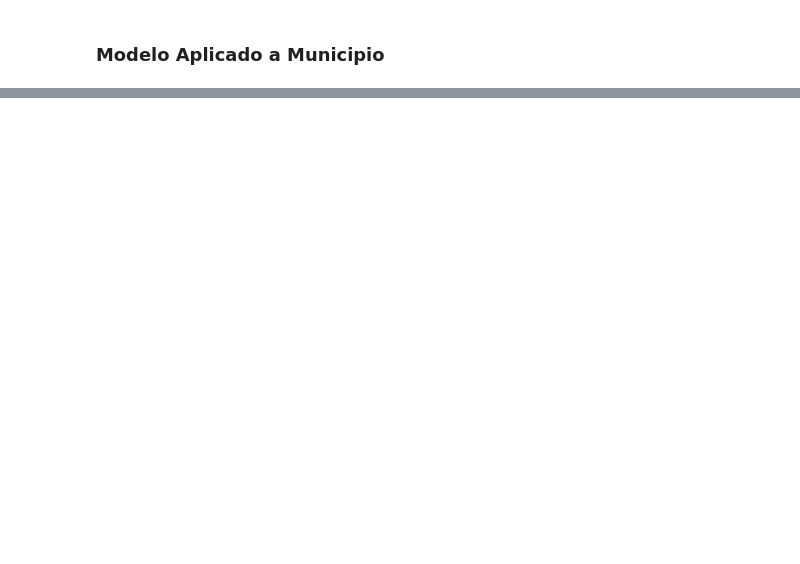
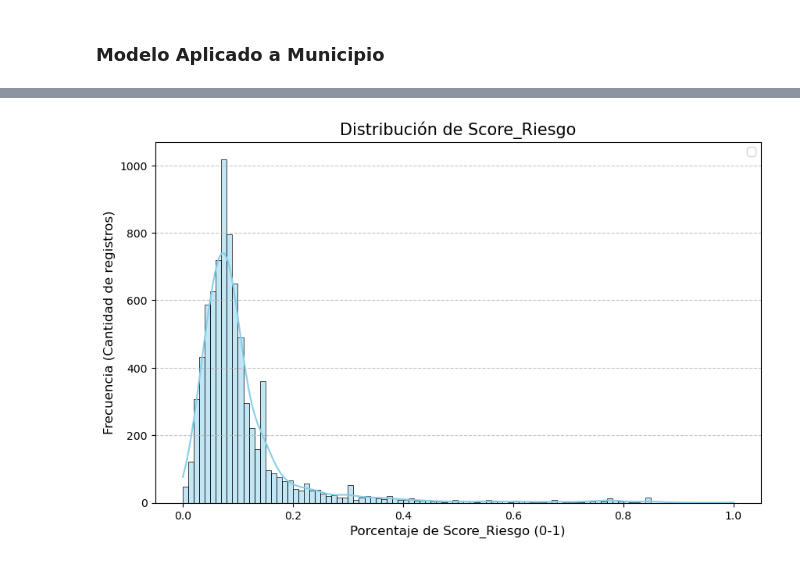
Before and after one commit to joseluisvaldezseda/Authorization-Rate-Estimation, a Jupyter notebook: Modelo Tasa de Autorizacion.ipynb, the cells around one changed output, grey strips where cells are left out. Saved outputs shown, nothing was run; the diff lists cells and outputs as text; code cells hidden in the pictures; blank space fills up the shorter version.

```diff
--- a/Modelo Tasa de Autorizacion.ipynb
+++ b/Modelo Tasa de Autorizacion.ipynb
@@ -519,0 +2110,100 @@ Resultados guardados en: ./Predicciones/tasa-de-autorizacion-por-municipio.csv
+# %%
+import pandas as pd
+import matplotlib.pyplot as plt
+import seaborn as sns
+
+from sklearn.preprocessing import MinMaxScaler
+
+df = pd.read_excel("buró_imor60y90_xColonia.xlsx")
+
+
+# 2. (Opcional pero recomendado) Escalar de 0 a 1 para que todos pesen igual matemáticamente antes de aplicar tu criterio
+scaler = MinMaxScaler()
+cols_to_scale = ['%Buró Externo EB', 'IMOR EB 60 días', 'IMOR EB 90 días']
+df_scaled = scaler.fit_transform(df[cols_to_scale])
+
+# 3. Calcular el Score Ponderado
+# Ajusta los pesos (0.3, 0.3, 0.4) según tu criterio de negocio
+df['Score_Riesgo'] = (df_scaled[:, 0] * 0.30) + \
+                               (df_scaled[:, 1] * 0.30) + \
+                               (df_scaled[:, 2] * 0.40)
+
+
+# 2. Crear el Histograma
+plt.figure(figsize=(10, 6))
+
+# Ajusté los bins a 50. Como ahora el rango es fijo de 0 a 100,
+# 1000 bins serían demasiados (barras muy finas). 50 o 100 es ideal.
+sns.histplot(df['Score_Riesgo'], bins=100, kde=True, color='skyblue', edgecolor='black')
+
+plt.title('Distribución de Score_Riesgo', fontsize=15)
+plt.xlabel('Porcentaje de Score_Riesgo (0-1)', fontsize=12)
+plt.ylabel('Frecuencia (Cantidad de registros)', fontsize=12)
+
+# Añadir una línea roja para marcar el tope
+plt.legend()
+plt.grid(axis='y', linestyle='--', alpha=0.7)
+
+plt.show()
+
+# 1. Limpieza y Tope al 100%
+
+df['Score_Riesgo'] = pd.to_numeric(df['Score_Riesgo'], errors='coerce')
+
+
+# ---------------------------------------------------------
+# 2. DEFINICIÓN DE LAS 3 CATEGORÍAS (PERSONALIZABLE)
+# ---------------------------------------------------------
+
+mis_etiquetas = ['BAJA', 'ALTA']
+
+# Colores para el gráfico (Rojo, Amarillo, Verde)
+mis_colores = {'BAJA': '#e74c3c', 'MEDIA': '#f1c40f', 'ALTA': '#2ecc71'}
+
+# Crear la columna de categorías
+
+df['clasificacion'] = pd.qcut(df['Score_Riesgo'], q=2, labels=['ALTA', 'BAJA'])
+
+# ---------------------------------------------------------
+# 3. GRÁFICA DE LA DISTRIBUCIÓN
+# ---------------------------------------------------------
+plt.figure(figsize=(10, 6))
+
+# Usamos countplot para contar categorías
+ax = sns.countplot(x='clasificacion', data=df, palette=mis_colores, edgecolor='black')
+
+plt.title('Distribución de Score_Riesgo (3 Categorías)', fontsize=15)
+plt.xlabel('Nivel de Desempeño', fontsize=12)
+plt.ylabel('Cantidad de Colonias', fontsize=12)
+plt.grid(axis='y', linestyle='--', alpha=0.5)
+
+# Poner los números exactos encima de las barras
+for p in ax.patches:
+    ax.annotate(f'{int(p.get_height())}',
+                (p.get_x() + p.get_width() / 2., p.get_height()),
+                ha = 'center', va = 'center',
+                xytext = (0, 10),
+                textcoords = 'offset points',
+                fontsize=12, fontweight='bold')
+
+plt.show()
+
+
+# Mostrar resumen en texto
+print("Conteo por categoría:")
+print(df['clasificacion'].value_counts().sort_index())
+
+
+df_nse = pd.read_csv("./Datasets/07.NSE.csv")
+df_nse.shape
+
+df_nse = df_nse.merge(
+    df[['CVEID_ENTI', 'clasificacion', 'Score_Riesgo']],
+    on='CVEID_ENTI',
+    how='inner'
+)
+
+print(df_nse['clasificacion'].isnull().sum())
+print(df_nse.shape)
+# %% [output]
+[figure, added]
```
Also changed, not shown: parts of 20 cells of this notebook.
